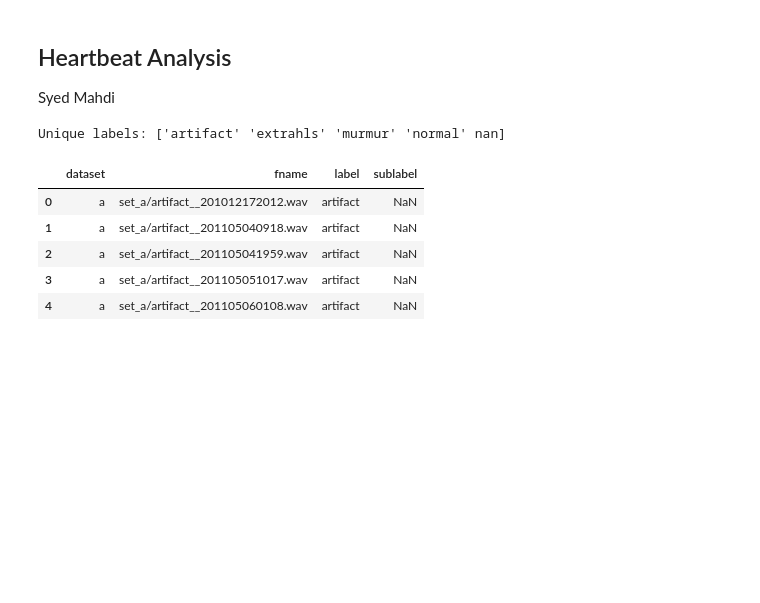
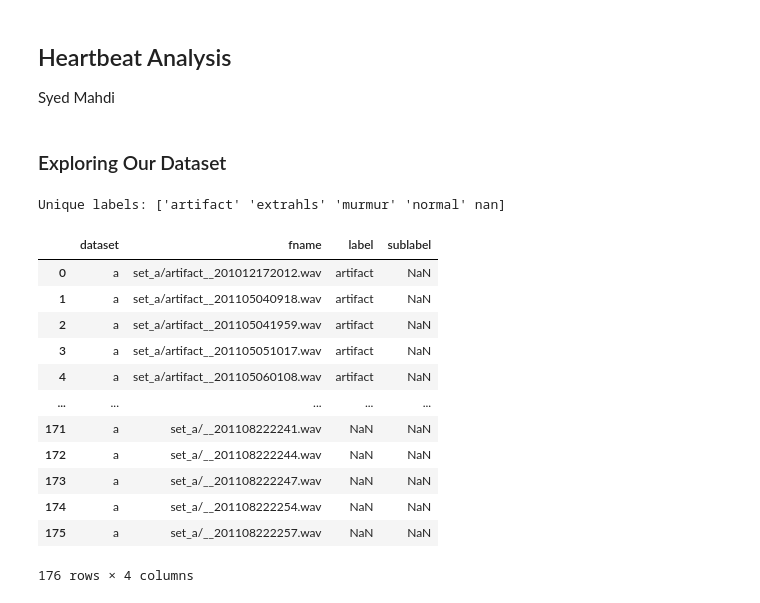
Before and after one commit to smm3123/Heart-Murmur-Identification-With-Machine-Learning, a Jupyter notebook: heartbeat_machine_learning.ipynb, the cells around one changed output. Saved outputs shown, nothing was run; the diff lists cells and outputs as text; code cells hidden in the pictures; blank space fills up the shorter version.

```diff
--- a/heartbeat_machine_learning.ipynb
+++ b/heartbeat_machine_learning.ipynb
@@ -9,15 +10,24 @@ import keras;
+# %% [markdown]
+<h3>Exploring Our Dataset</h3>
 # %%
 path = "./heartbeat_dataset"  # Path to our dataset
 # %%
-set_a=pd.read_csv(path + "/set_a.csv")
+set_a = pd.read_csv(path + "/set_a.csv")
 print(f"Unique labels: {set_a['label'].unique()}")
-set_a.head()
+set_a
 # %% [output]
 Unique labels: ['artifact' 'extrahls' 'murmur' 'normal' nan]
 |  | dataset | fname | label | sublabel |
 | 0 | a | set_a/artifact__201012172012.wav | artifact | NaN |
 | 1 | a | set_a/artifact__201105040918.wav | artifact | NaN |
 | 2 | a | set_a/artifact__201105041959.wav | artifact | NaN |
 | 3 | a | set_a/artifact__201105051017.wav | artifact | NaN |
 | 4 | a | set_a/artifact__201105060108.wav | artifact | NaN |
+| ... | ... | ... | ... | ... |
+| 171 | a | set_a/__201108222241.wav | NaN | NaN |
+| 172 | a | set_a/__201108222244.wav | NaN | NaN |
+| 173 | a | set_a/__201108222247.wav | NaN | NaN |
+| 174 | a | set_a/__201108222254.wav | NaN | NaN |
+| 175 | a | set_a/__201108222257.wav | NaN | NaN |
+176 rows × 4 columns
 # %%
```
Also changed, not shown: parts of 12 cells of this notebook.
